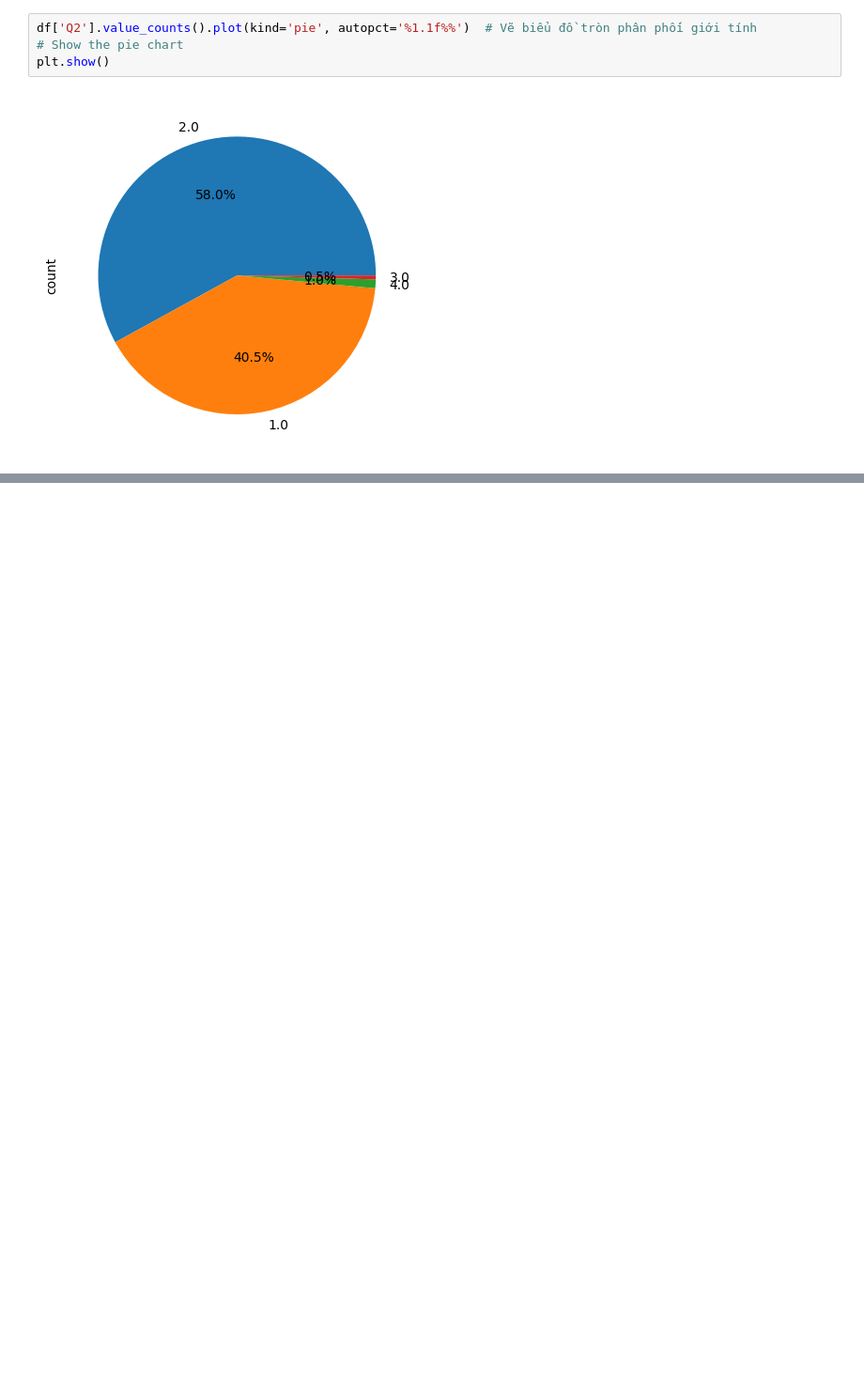
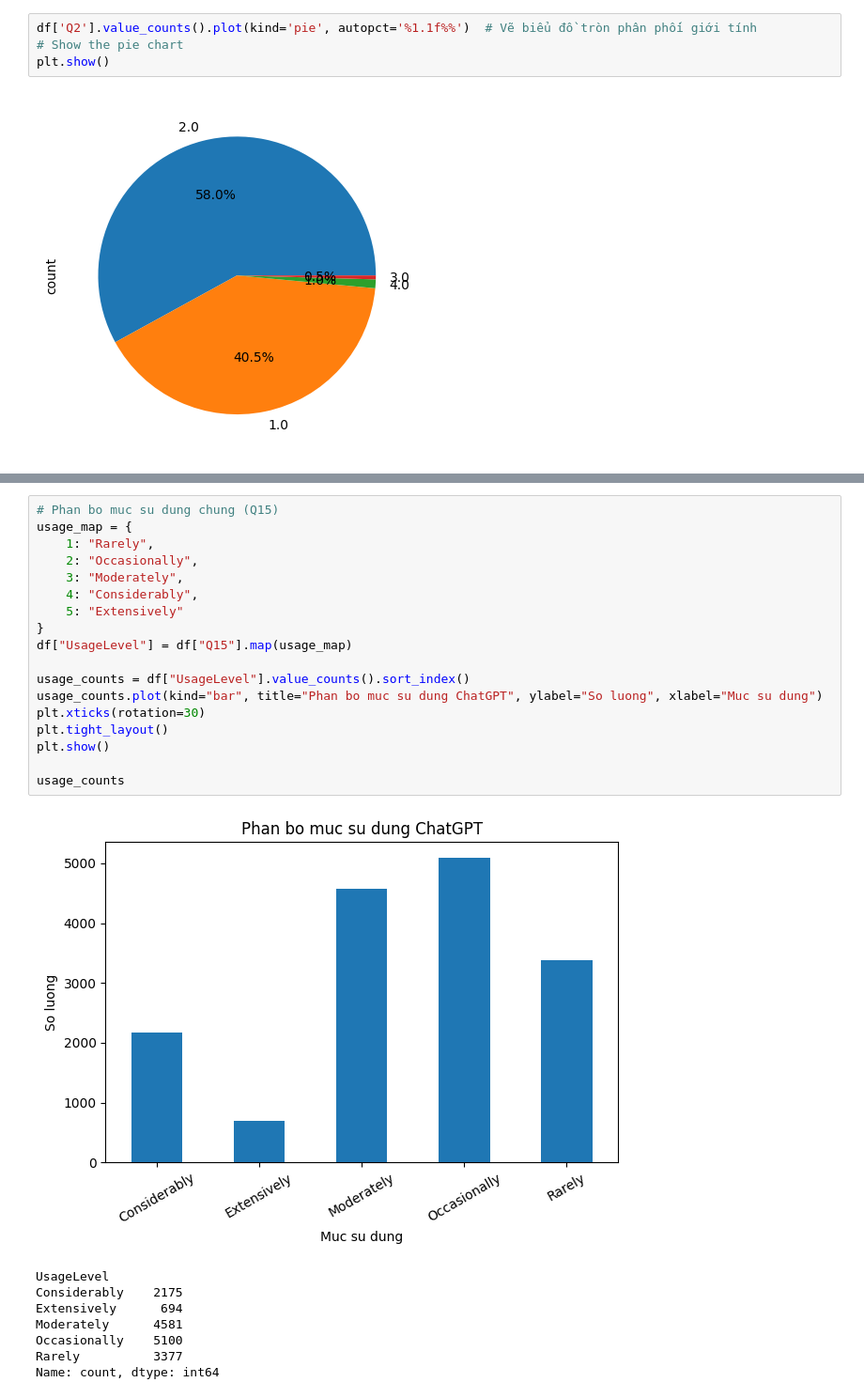
Before and after one commit to mnguyt25/quan-ly-thu-vien, a Jupyter notebook: Bai 50/bai50.ipynb, the cells around one changed output, grey strips where cells are left out. Shown at 94% size. Cells and saved outputs as stored; diff of their text form; blank space fills up the shorter version.

```diff
--- a/Bai 50/bai50.ipynb
+++ b/Bai 50/bai50.ipynb
@@ -9299,0 +9381,27 @@ plt.show()
+# %%
+# Phan bo muc su dung chung (Q15)
+usage_map = {
+    1: "Rarely",
+    2: "Occasionally",
+    3: "Moderately",
+    4: "Considerably",
+    5: "Extensively"
+}
+df["UsageLevel"] = df["Q15"].map(usage_map)
+
+usage_counts = df["UsageLevel"].value_counts().sort_index()
+usage_counts.plot(kind="bar", title="Phan bo muc su dung ChatGPT", ylabel="So luong", xlabel="Muc su dung")
+plt.xticks(rotation=30)
+plt.tight_layout()
+plt.show()
+
+usage_counts
+# %% [output]
+[figure, added]
+UsageLevel
+Considerably    2175
+Extensively      694
+Moderately      4581
+Occasionally    5100
+Rarely          3377
+Name: count, dtype: int64
```
Also changed, not shown: parts of 10 cells of this notebook, 1 other file.
